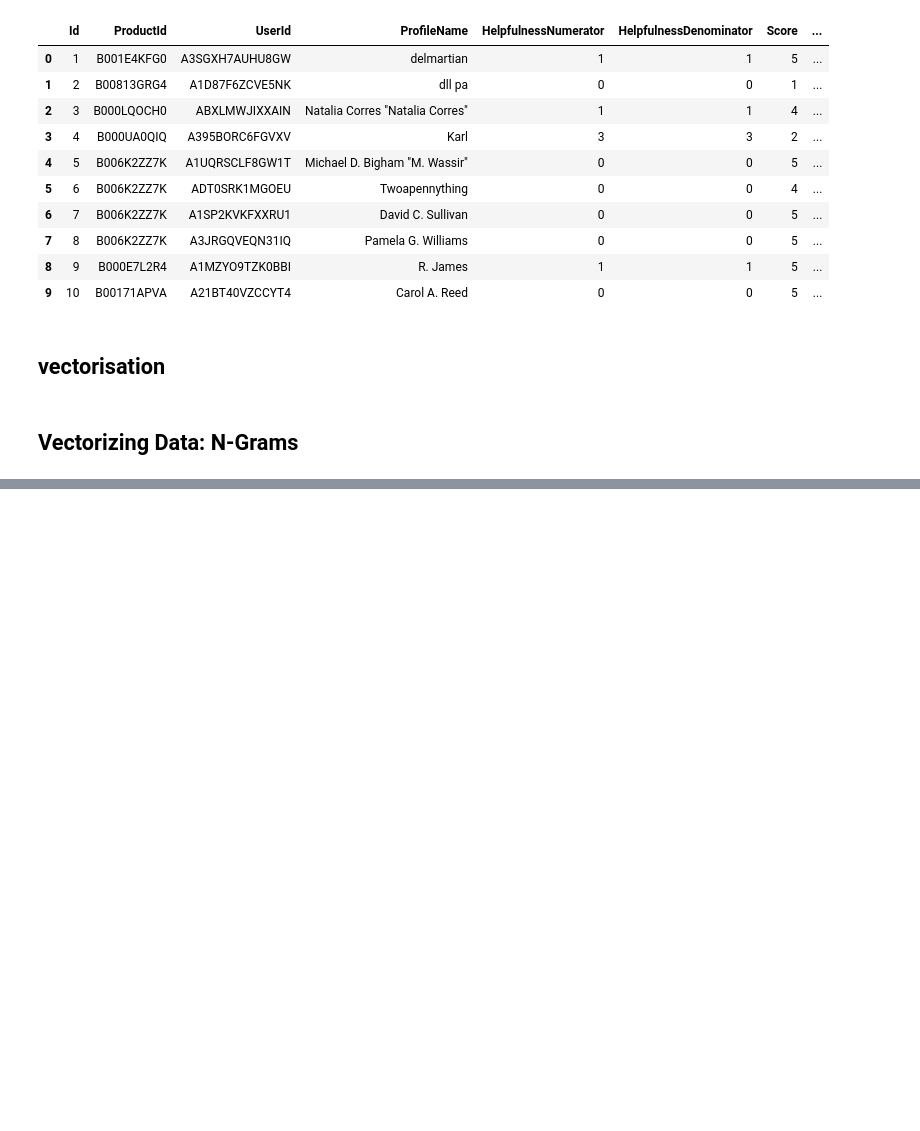
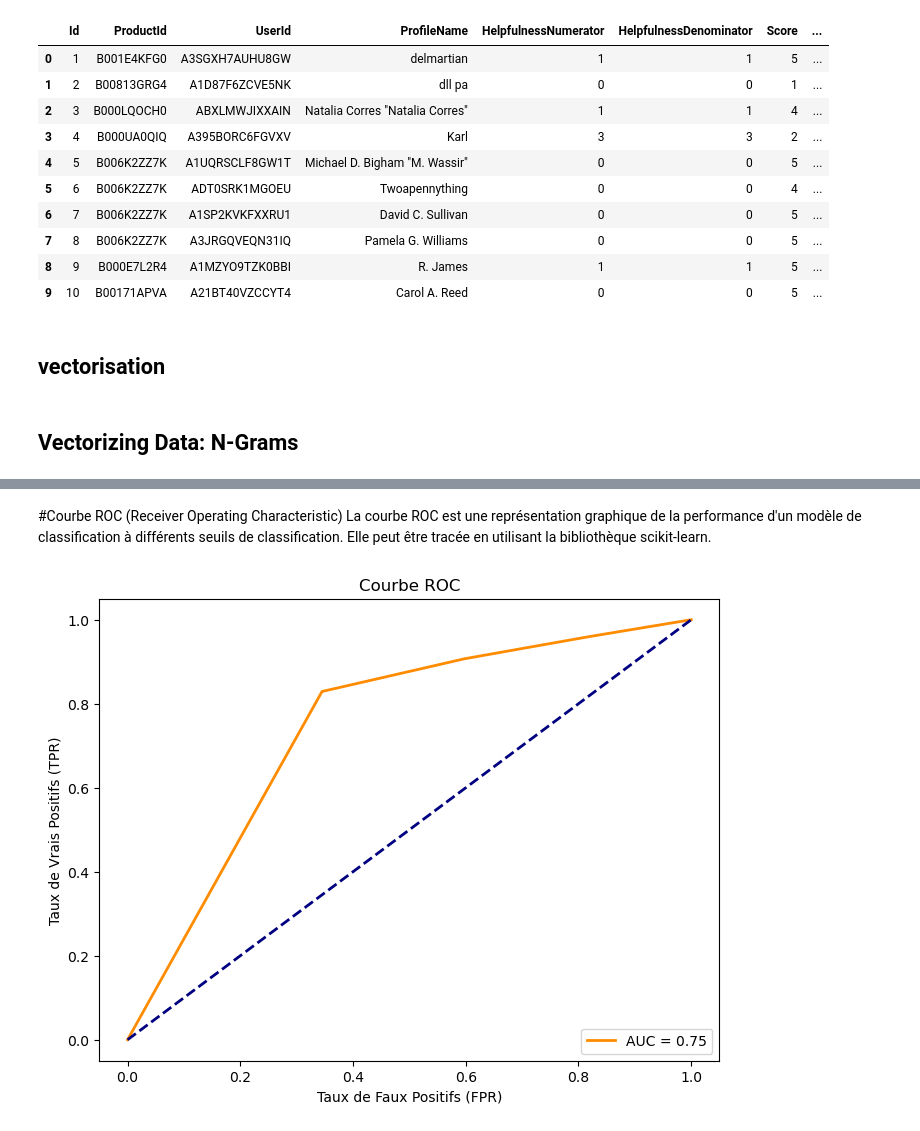
Before and after one commit to bytegajja/datasience, a Jupyter notebook: projet NLP S atisfaction des clients.ipynb, the cells around one changed output, grey strips where cells are left out. Saved outputs shown, nothing was run; the diff lists cells and outputs as text; code cells hidden in the pictures; blank space fills up the shorter version.

```diff
--- a/projet NLP S atisfaction des clients.ipynb
+++ b/projet NLP S atisfaction des clients.ipynb
@@ -564,15 +586,13 @@ Shape de la matrice de features vectorisées : (568401, 1000)
 # %%
 from sklearn.tree import DecisionTreeClassifier
-from sklearn.ensemble import RandomForestClassifier
-from sklearn.svm import SVC
 from sklearn.neural_network import MLPClassifier
 from sklearn.metrics import accuracy_score, classification_report
 from sklearn.model_selection import train_test_split
 from sklearn.feature_extraction.text import HashingVectorizer
 
 # Utiliser les données après le prétraitement
-text_data = [' '.join(tokens) for tokens in df['body_text_lemmatized']]
-target = df['Sentiment']  # Supposons que vous avez cette colonne contenant les sentiments
+text_data = [' '.join(tokens) for tokens in df['Processed_text']]
+target = df['Score']  # Supposons que vous avez cette colonne contenant les sentiments
 
 # Division des données en ensembles de formation et de test
 X_train, X_test, y_train, y_test = train_test_split(text_data, target, test_size=0.2, random_state=42)
@@ -585,24 +605,18 @@ X_train_hashed = hash_vectorizer.fit_transform(X_train)
 X_test_hashed = hash_vectorizer.transform(X_test)
 
 # Modèles à tester
-models = {
-    'Decision Tree': DecisionTreeClassifier(),
-    'Random Forest': RandomForestClassifier(),
-
-
-}
+model = DecisionTreeClassifier()
 
 # Entraînement et évaluation des modèles
-for model_name, model in models.items():
-    print(f"Training {model_name}...")
-    model.fit(X_train_hashed, y_train)
+print("Training Decision Tree Classifier...")
+model.fit(X_train_hashed, y_train)
 
-    predictions = model.predict(X_test_hashed)
+predictions = model.predict(X_test_hashed)
 
-    accuracy = accuracy_score(y_test, predictions)
-    print(f"{model_name} Accuracy: {accuracy}")
+accuracy = accuracy_score(y_test, predictions)
+print(f"Decision Tree Accuracy: {accuracy}")
 
-    print(f"{model_name} Classification Report:")
-    print(classification_report(y_test, predictions))
-    print("=" * 50)
+print("Decision Tree Classification Report:")
+print(classification_report(y_test, predictions))
+print("=" * 50)
 # %% [output]
@@ -623,0 +672,19 @@ Training Random Forest...
+# %% [markdown]
+#Courbe ROC (Receiver Operating Characteristic)
+La courbe ROC est une représentation graphique de la performance d'un modèle de classification à différents seuils de classification. Elle peut être tracée en utilisant la bibliothèque scikit-learn.
+# %%
+from sklearn.metrics import roc_curve, auc
+
+fpr, tpr, _ = roc_curve(y_test, predictions, pos_label=5)
+roc_auc = auc(fpr, tpr)
+
+plt.figure(figsize=(8, 6))
+plt.plot(fpr, tpr, color='darkorange', lw=2, label=f'AUC = {roc_auc:.2f}')
+plt.plot([0, 1], [0, 1], color='navy', lw=2, linestyle='--')
+plt.xlabel('Taux de Faux Positifs (FPR)')
+plt.ylabel('Taux de Vrais Positifs (TPR)')
+plt.title('Courbe ROC')
+plt.legend(loc="lower right")
+plt.show()
+# %% [output]
+[figure, added]
```
Also changed, not shown: parts of 45 cells of this notebook.
